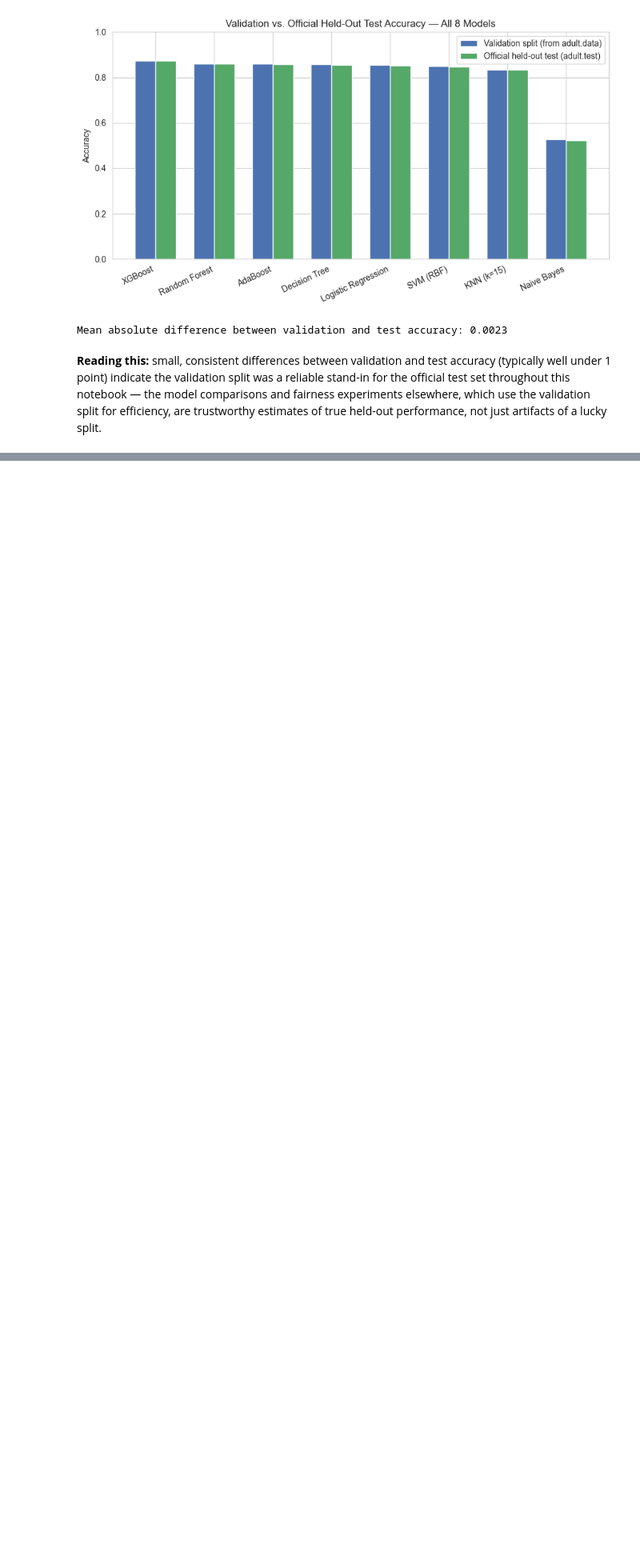
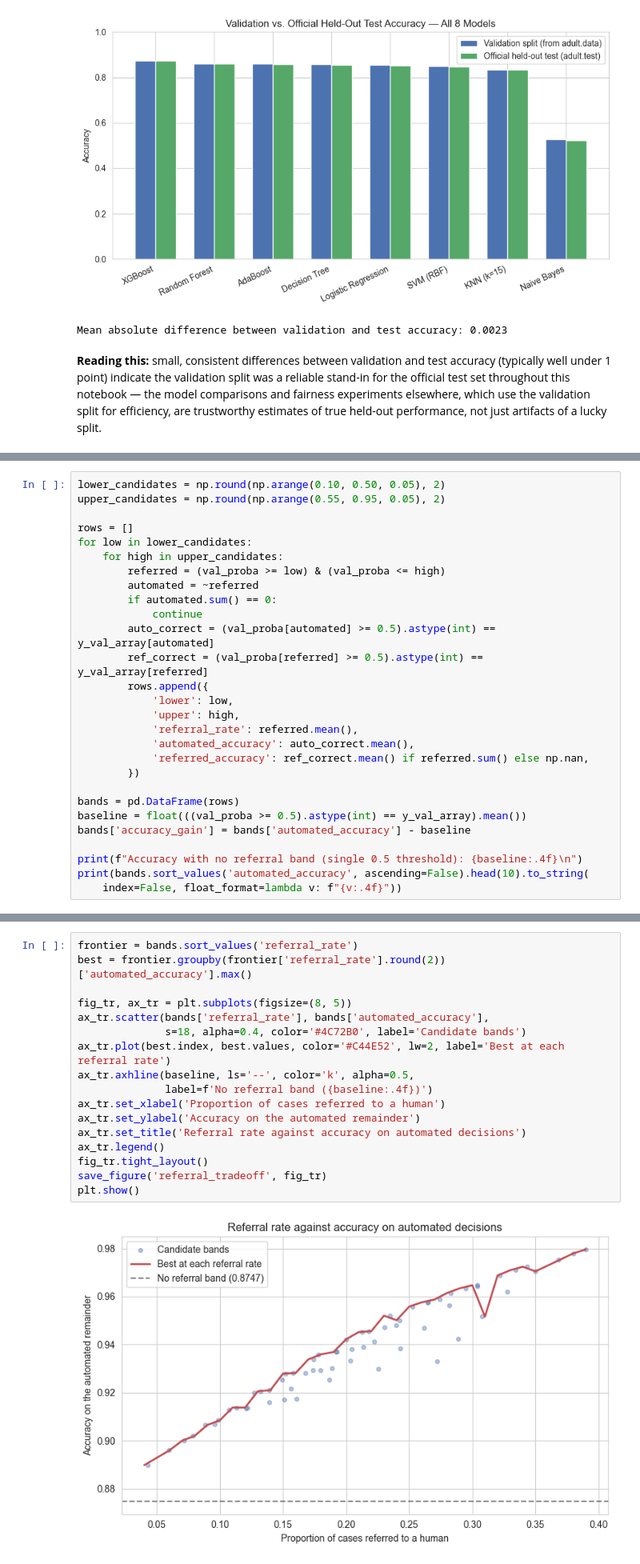
Before and after one commit to aguga04/COM727-Chatbot-Assessment, a Jupyter notebook: notebooks/01_analysis_and_modeling.ipynb, the cells around one changed output, grey strips where cells are left out. Shown at 80% size. Drawn from its saved outputs; the diff is of its cells as text; blank space fills up the shorter version.

```diff
--- a/notebooks/01_analysis_and_modeling.ipynb
+++ b/notebooks/01_analysis_and_modeling.ipynb
@@ -578,0 +685,28 @@ Mean absolute difference between validation and test accuracy: 0.0023
+# %%
+lower_candidates = np.round(np.arange(0.10, 0.50, 0.05), 2)
+upper_candidates = np.round(np.arange(0.55, 0.95, 0.05), 2)
+
+rows = []
+for low in lower_candidates:
+    for high in upper_candidates:
+        referred = (val_proba >= low) & (val_proba <= high)
+        automated = ~referred
+        if automated.sum() == 0:
+            continue
+        auto_correct = (val_proba[automated] >= 0.5).astype(int) == y_val_array[automated]
+        ref_correct = (val_proba[referred] >= 0.5).astype(int) == y_val_array[referred]
+        rows.append({
+            'lower': low,
+            'upper': high,
+            'referral_rate': referred.mean(),
+            'automated_accuracy': auto_correct.mean(),
+            'referred_accuracy': ref_correct.mean() if referred.sum() else np.nan,
+        })
+
+bands = pd.DataFrame(rows)
+baseline = float(((val_proba >= 0.5).astype(int) == y_val_array).mean())
+bands['accuracy_gain'] = bands['automated_accuracy'] - baseline
+
+print(f"Accuracy with no referral band (single 0.5 threshold): {baseline:.4f}\n")
+print(bands.sort_values('automated_accuracy', ascending=False).head(10).to_string(
+    index=False, float_format=lambda v: f"{v:.4f}"))
@@ -578,0 +727,19 @@ Mean absolute difference between validation and test accuracy: 0.0023
+# %%
+frontier = bands.sort_values('referral_rate')
+best = frontier.groupby(frontier['referral_rate'].round(2))['automated_accuracy'].max()
+
+fig_tr, ax_tr = plt.subplots(figsize=(8, 5))
+ax_tr.scatter(bands['referral_rate'], bands['automated_accuracy'],
+              s=18, alpha=0.4, color='#4C72B0', label='Candidate bands')
+ax_tr.plot(best.index, best.values, color='#C44E52', lw=2, label='Best at each referral rate')
+ax_tr.axhline(baseline, ls='--', color='k', alpha=0.5,
+              label=f'No referral band ({baseline:.4f})')
+ax_tr.set_xlabel('Proportion of cases referred to a human')
+ax_tr.set_ylabel('Accuracy on the automated remainder')
+ax_tr.set_title('Referral rate against accuracy on automated decisions')
+ax_tr.legend()
+fig_tr.tight_layout()
+save_figure('referral_tradeoff', fig_tr)
+plt.show()
+# %% [output]
+[figure, added]
```
Also changed, not shown: parts of 11 cells of this notebook, 1 other file.
